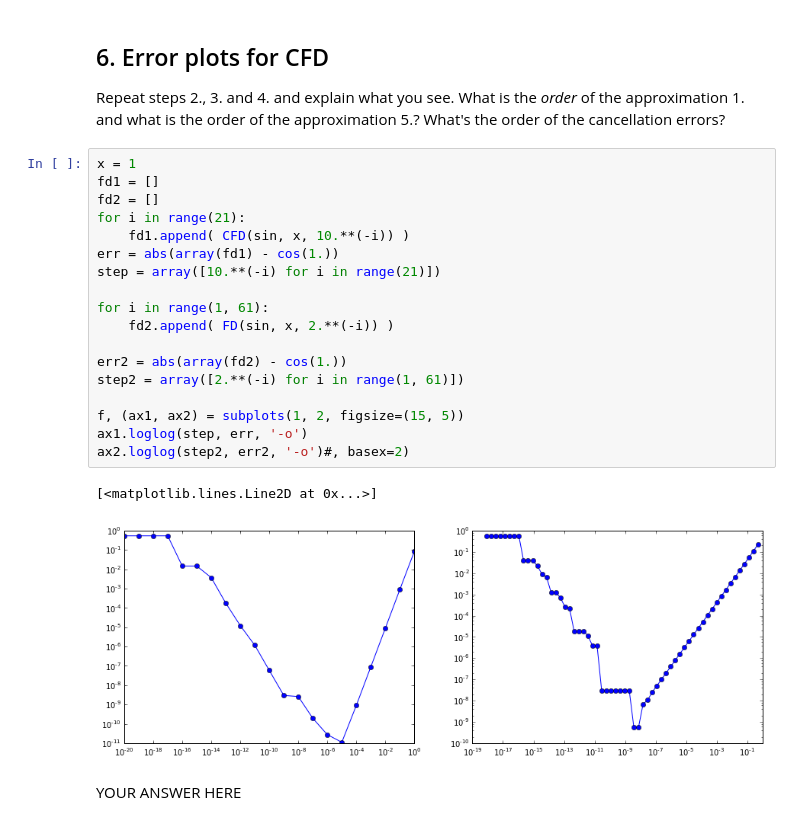
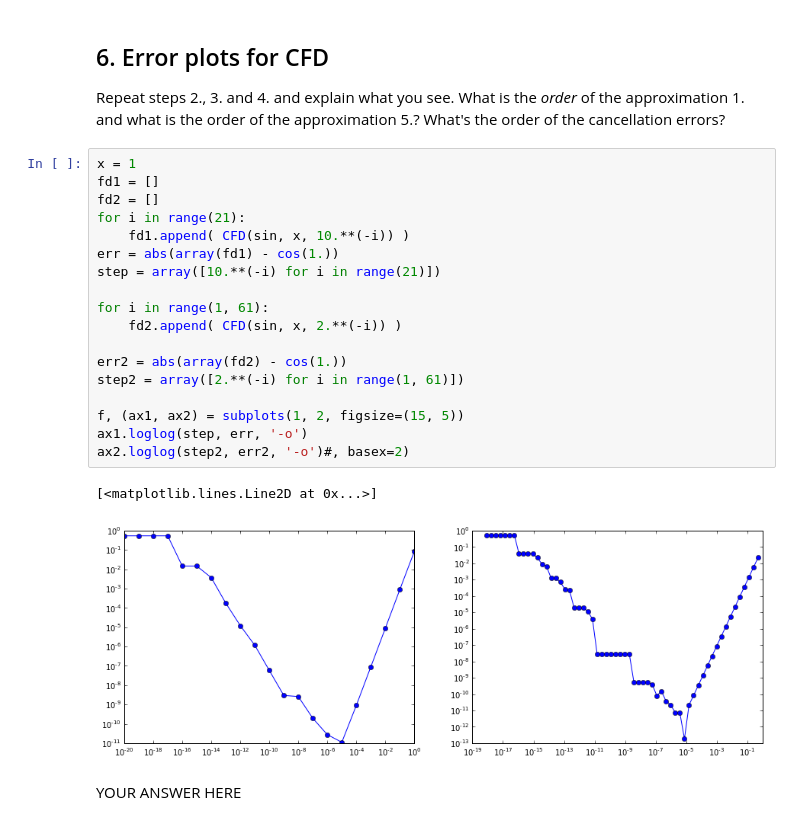
Before and after one commit to pdicerbo/P1.4, a Jupyter notebook: Basics/D1-exercises.ipynb, the cells around one changed output. Drawn from its saved outputs; the diff is of its cells as text.

```diff
--- a/Basics/D1-exercises.ipynb
+++ b/Basics/D1-exercises.ipynb
@@ -140,24 +140,24 @@ Repeat steps 2., 3. and 4. and explain what you see. What is the *order* of the
 # %%
 x = 1
 fd1 = []
 fd2 = []
 for i in range(21):
     fd1.append( CFD(sin, x, 10.**(-i)) )
 err = abs(array(fd1) - cos(1.))
 step = array([10.**(-i) for i in range(21)])
 
 for i in range(1, 61):
-    fd2.append( FD(sin, x, 2.**(-i)) )
+    fd2.append( CFD(sin, x, 2.**(-i)) )
 
 err2 = abs(array(fd2) - cos(1.))
 step2 = array([2.**(-i) for i in range(1, 61)])
 
 f, (ax1, ax2) = subplots(1, 2, figsize=(15, 5))
 ax1.loglog(step, err, '-o')
 ax2.loglog(step2, err2, '-o')#, basex=2)
 # %% [output]
 [<matplotlib.lines.Line2D at 0x...>]
-[figure, old version]
+[figure, new version]
 # %% [markdown]
 YOUR ANSWER HERE
 # %% [markdown]
```
Also changed, not shown: parts of 17 cells of this notebook.
